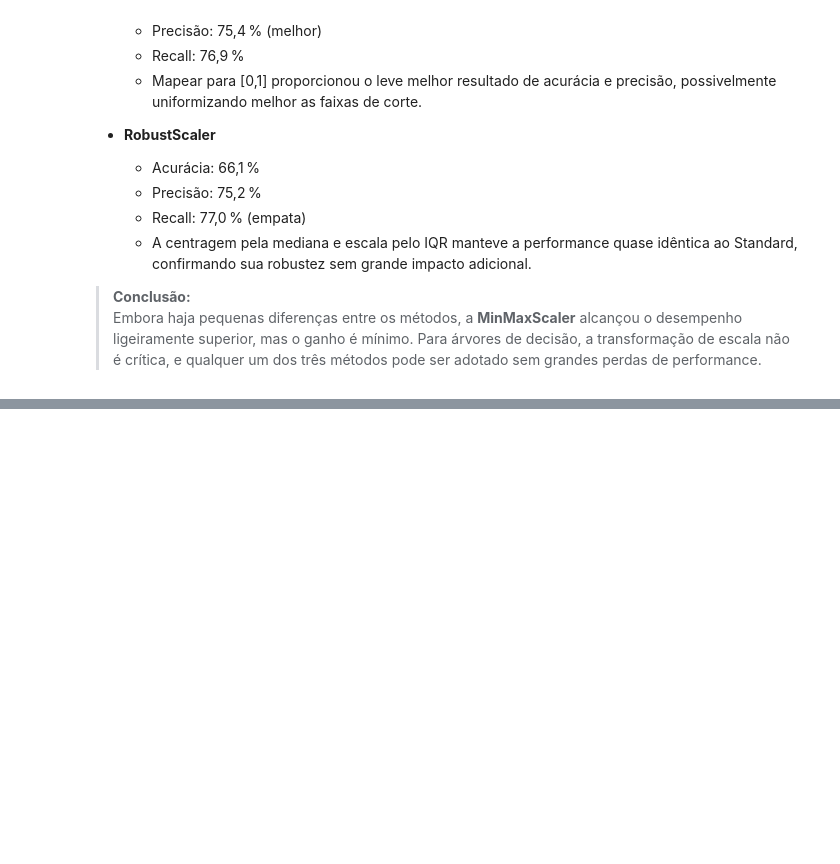
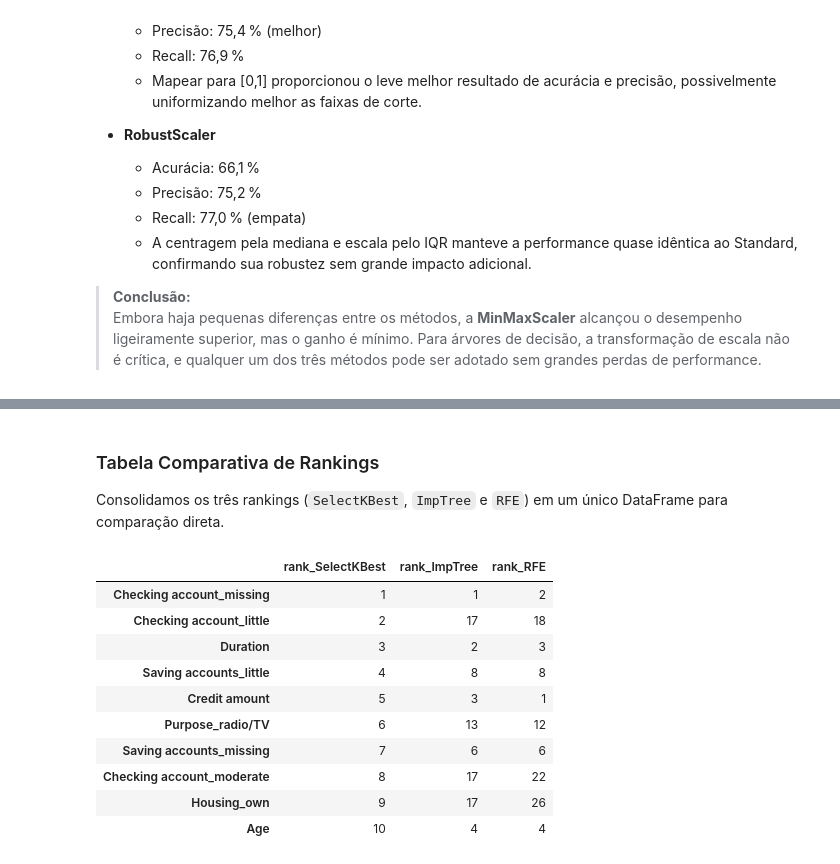
Before and after one commit to gabisoaresm/Aprendizado-Automatico, a Jupyter notebook: T1/pre_processamento.ipynb, the cells around one changed output, grey strips where cells are left out. Saved outputs shown, nothing was run; the diff lists cells and outputs as text; code cells hidden in the pictures; blank space fills up the shorter version.

Commit message:
finalizando o que faltava fazer

```diff
--- a/T1/pre_processamento.ipynb
+++ b/T1/pre_processamento.ipynb
@@ -798,0 +1099,11 @@ display(res_norm_df.round(3))
+# %%
+feat_imp = pd.Series(clf_final.feature_importances_, index=X_train.columns)
+
+imp_df = pd.DataFrame({
+    'importance': feat_imp
+})
+imp_df['rank_ImpTree'] = imp_df['importance'] \
+    .rank(method='dense', ascending=False).astype(int)
+imp_df = imp_df.sort_values('rank_ImpTree')
+
+display(imp_df[['importance','rank_ImpTree']].head(10).round(3))
@@ -798,0 +1164,10 @@ display(res_norm_df.round(3))
+# %%
+rfe_est = DecisionTreeClassifier(max_depth=best_depth, random_state=42)
+rfe = RFE(estimator=rfe_est, n_features_to_select=1, step=1)
+rfe.fit(X_train, y_train)
+
+rfe_df = pd.DataFrame({
+    'rank_RFE': rfe.ranking_
+}, index=X_train.columns).sort_values('rank_RFE')
+
+display(rfe_df.head(10))
@@ -798,0 +1186,26 @@ display(res_norm_df.round(3))
+# %% [markdown]
+###  Tabela Comparativa de Rankings
+
+Consolidamos os três rankings (`SelectKBest`, `ImpTree` e `RFE`) em um único DataFrame para comparação direta.
+# %%
+
+comp_df = pd.concat([
+    skb_df['rank_SelectKBest'],
+    imp_df['rank_ImpTree'],
+    rfe_df['rank_RFE']
+], axis=1)
+
+comp_df = comp_df.sort_values('rank_SelectKBest')
+display(comp_df.head(10))
+# %% [output]
+|  | rank_SelectKBest | rank_ImpTree | rank_RFE |
+| Checking account_missing | 1 | 1 | 2 |
+| Checking account_little | 2 | 17 | 18 |
+| Duration | 3 | 2 | 3 |
+| Saving accounts_little | 4 | 8 | 8 |
+| Credit amount | 5 | 3 | 1 |
+| Purpose_radio/TV | 6 | 13 | 12 |
+| Saving accounts_missing | 7 | 6 | 6 |
+| Checking account_moderate | 8 | 17 | 22 |
+| Housing_own | 9 | 17 | 26 |
+| Age | 10 | 4 | 4 |
```
Also changed, not shown: parts of 20 cells of this notebook, 6 other files.
